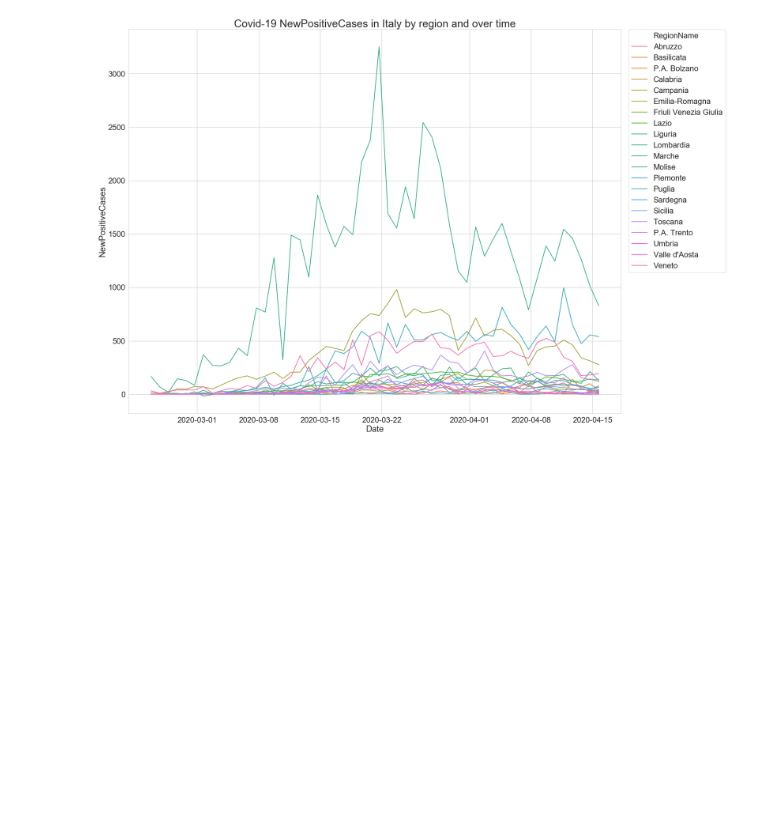
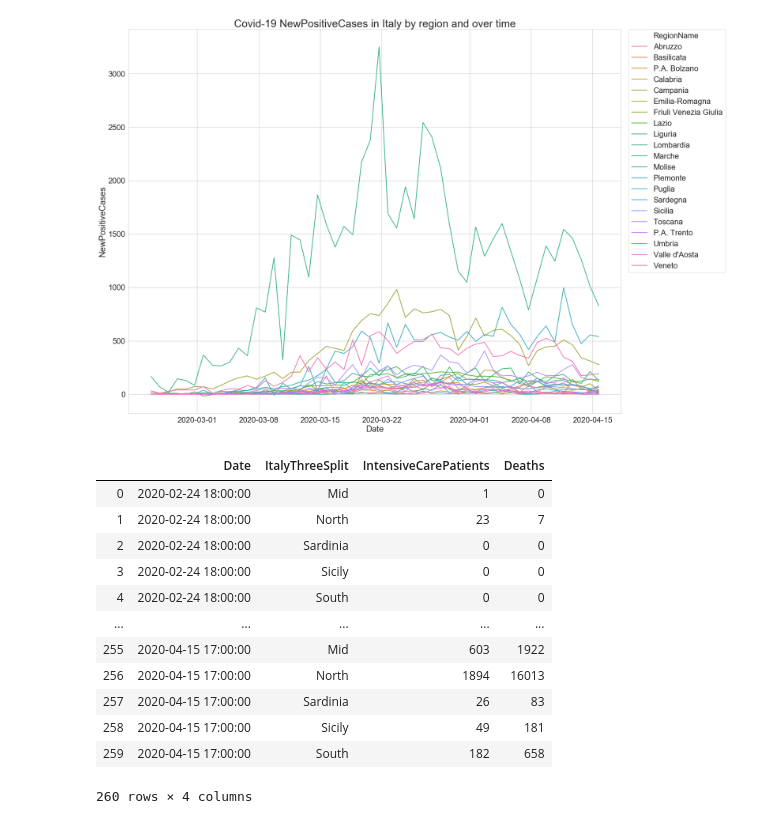
Before and after one commit to PerLiljekvist/Python-Pandas-Italy-Corona, a Jupyter notebook: Italy Covid-19.ipynb, the cells around one changed output. Cells and saved outputs as stored; diff of their text form; code cells hidden in the pictures; blank space fills up the shorter version.

```diff
--- a/Italy Covid-19.ipynb
+++ b/Italy Covid-19.ipynb
@@ -105,7 +105,26 @@ plt.legend(bbox_to_anchor=(1.015, 1), loc=2, borderaxespad=0)
 # %%
 # group by date and north, mid and south
 
-grouped_by_region_df = Italy_covid19_df.groupby(['Date', 'ItalyThreeSplit'])
+grouped_by_region_df = Italy_covid19_df.groupby(['Date', 'ItalyThreeSplit'],
+                                                as_index=False)['IntensiveCarePatients',
+                                                'Deaths'].sum()
+
+
+grouped_by_region_df
+# %% [output]
+|  | Date | ItalyThreeSplit | IntensiveCarePatients | Deaths |
+| 0 | 2020-02-24 18:00:00 | Mid | 1 | 0 |
+| 1 | 2020-02-24 18:00:00 | North | 23 | 7 |
+| 2 | 2020-02-24 18:00:00 | Sardinia | 0 | 0 |
+| 3 | 2020-02-24 18:00:00 | Sicily | 0 | 0 |
+| 4 | 2020-02-24 18:00:00 | South | 0 | 0 |
+| ... | ... | ... | ... | ... |
+| 255 | 2020-04-15 17:00:00 | Mid | 603 | 1922 |
+| 256 | 2020-04-15 17:00:00 | North | 1894 | 16013 |
+| 257 | 2020-04-15 17:00:00 | Sardinia | 26 | 83 |
+| 258 | 2020-04-15 17:00:00 | Sicily | 49 | 181 |
+| 259 | 2020-04-15 17:00:00 | South | 182 | 658 |
+260 rows × 4 columns
 # %%
 measure = 'IntensiveCarePatients'
 
```
Also changed, not shown: parts of 1 cell of this notebook.
